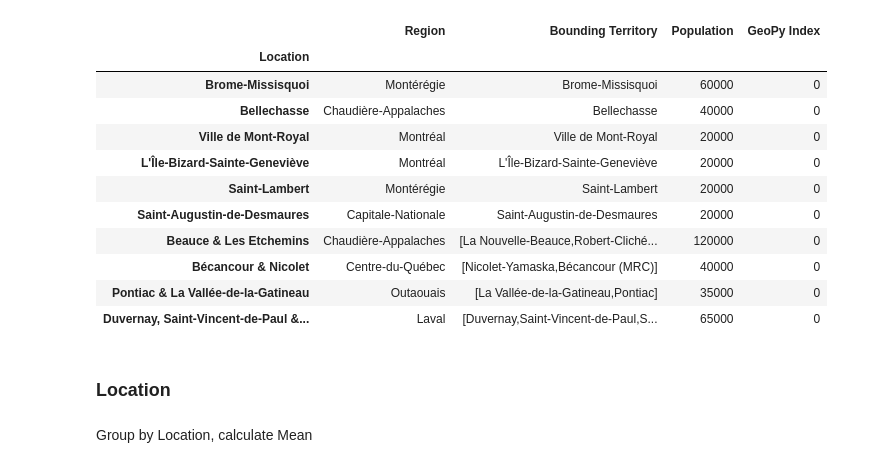
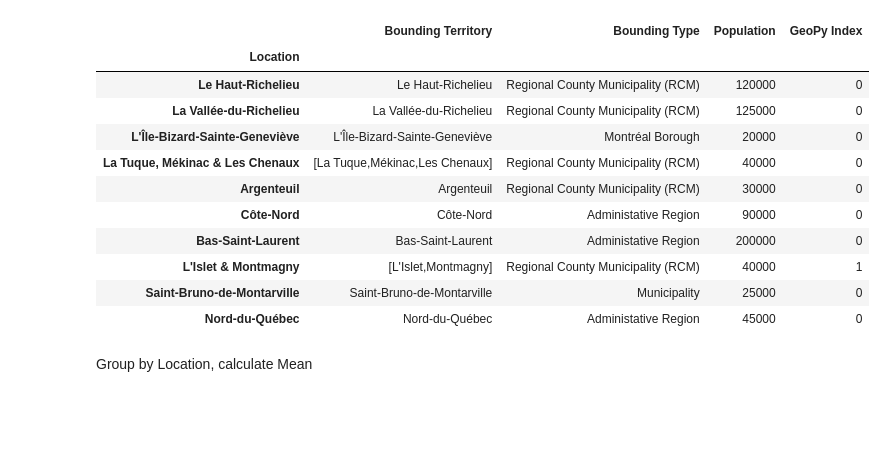
Before and after one commit to simkass/quebec-real-estate-analysis, a Jupyter notebook: notebooks/visualization_prep.ipynb, the cells around one changed output. Cells and saved outputs as stored; diff of their text form; code cells hidden in the pictures; blank space fills up the shorter version.

```diff
--- a/notebooks/visualization_prep.ipynb
+++ b/notebooks/visualization_prep.ipynb
@@ -20,23 +19,20 @@ listings_df.sample(5)
 # %%
-population_centers_df = pd.read_csv('../data/references/handmade/qc-population-centers.csv')
-population_centers_df = population_centers_df[["Region", "Bounding Territory", "Display Name", "Bounding Population", "GeoPy Index"]]
-population_centers_df = population_centers_df.drop_duplicates().rename(columns={"Display Name": "Location", "Bounding Population": "Population"}).set_index("Location")
-population_centers_df.sample(10)
+bounding_df = pd.read_csv('../data/references/handmade/bounding-territories.csv')
+bounding_df = bounding_df.rename(columns={"Display Name": "Location", "Bounding Population": "Population"}).set_index("Location")
+bounding_df.sample(10)
 # %% [output]
-|  | Region | Bounding Territory | Population | GeoPy Index |
+|  | Bounding Territory | Bounding Type | Population | GeoPy Index |
 | Location |  |  |  |  |
-| Brome-Missisquoi | Montérégie | Brome-Missisquoi | 60000 | 0 |
-| Bellechasse | Chaudière-Appalaches | Bellechasse | 40000 | 0 |
-| Ville de Mont-Royal | Montréal | Ville de Mont-Royal | 20000 | 0 |
-| L'Île-Bizard-Sainte-Geneviève | Montréal | L'Île-Bizard-Sainte-Geneviève | 20000 | 0 |
-| Saint-Lambert | Montérégie | Saint-Lambert | 20000 | 0 |
-| Saint-Augustin-de-Desmaures | Capitale-Nationale | Saint-Augustin-de-Desmaures | 20000 | 0 |
-| Beauce & Les Etchemins | Chaudière-Appalaches | [La Nouvelle-Beauce,Robert-Cliché... | 120000 | 0 |
-| Bécancour & Nicolet | Centre-du-Québec | [Nicolet-Yamaska,Bécancour (MRC)] | 40000 | 0 |
-| Pontiac & La Vallée-de-la-Gatineau | Outaouais | [La Vallée-de-la-Gatineau,Pontiac] | 35000 | 0 |
-| Duvernay, Saint-Vincent-de-Paul &... | Laval | [Duvernay,Saint-Vincent-de-Paul,S... | 65000 | 0 |
+| Le Haut-Richelieu | Le Haut-Richelieu | Regional County Municipality (RCM) | 120000 | 0 |
+| La Vallée-du-Richelieu | La Vallée-du-Richelieu | Regional County Municipality (RCM) | 125000 | 0 |
+| L'Île-Bizard-Sainte-Geneviève | L'Île-Bizard-Sainte-Geneviève | Montréal Borough | 20000 | 0 |
+| La Tuque, Mékinac & Les Chenaux | [La Tuque,Mékinac,Les Chenaux] | Regional County Municipality (RCM) | 40000 | 0 |
+| Argenteuil | Argenteuil | Regional County Municipality (RCM) | 30000 | 0 |
+| Côte-Nord | Côte-Nord | Administative Region | 90000 | 0 |
+| Bas-Saint-Laurent | Bas-Saint-Laurent | Administative Region | 200000 | 0 |
+| L'Islet & Montmagny | [L'Islet,Montmagny] | Regional County Municipality (RCM) | 40000 | 1 |
+| Saint-Bruno-de-Montarville | Saint-Bruno-de-Montarville | Municipality | 25000 | 0 |
+| Nord-du-Québec | Nord-du-Québec | Administative Region | 45000 | 0 |
-# %% [markdown]
-### Location
 # %% [markdown]
 Group by Location, calculate Mean
 # %%
```
Also changed, not shown: parts of 8 cells of this notebook, 1 other file.
